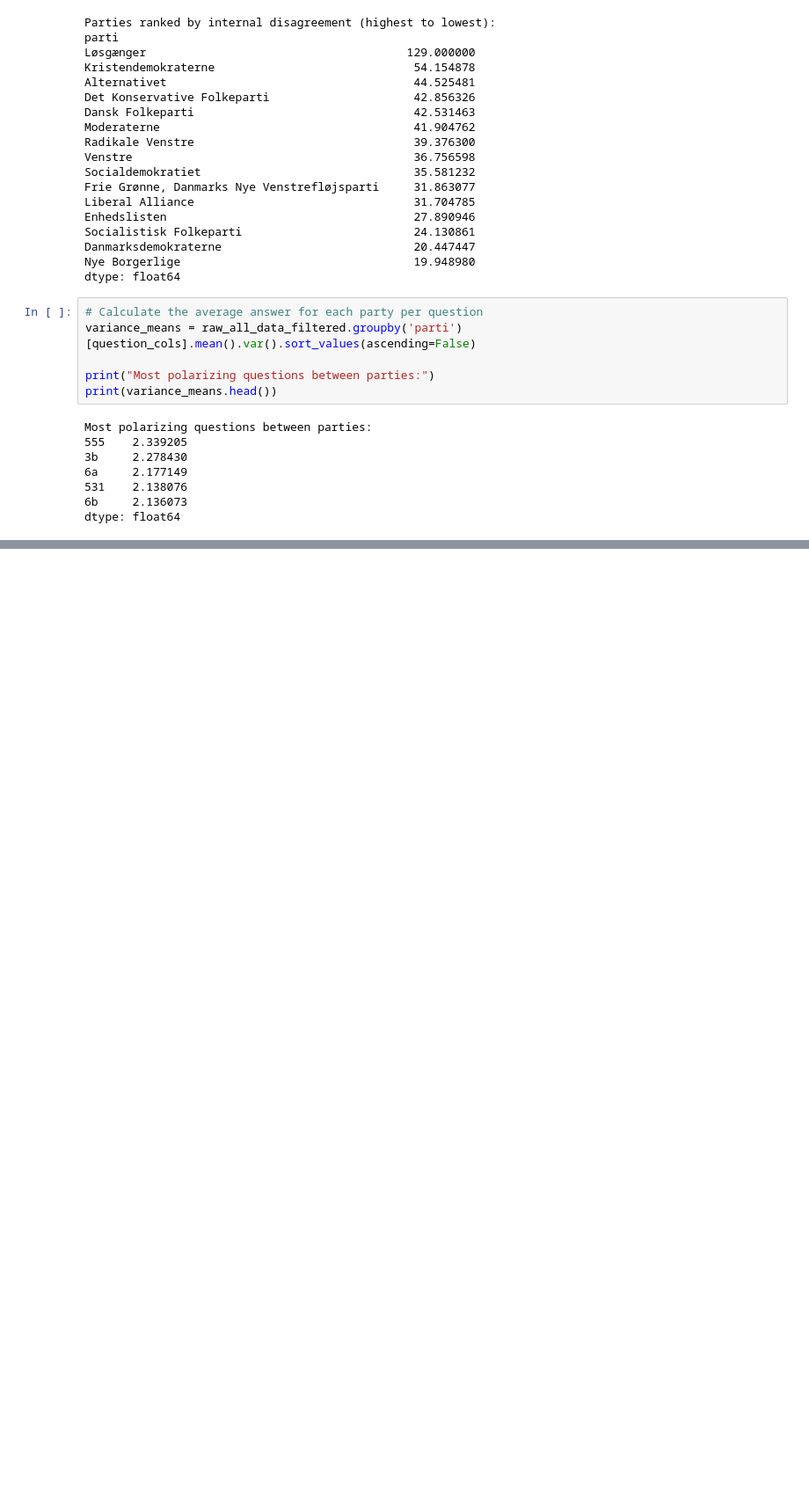
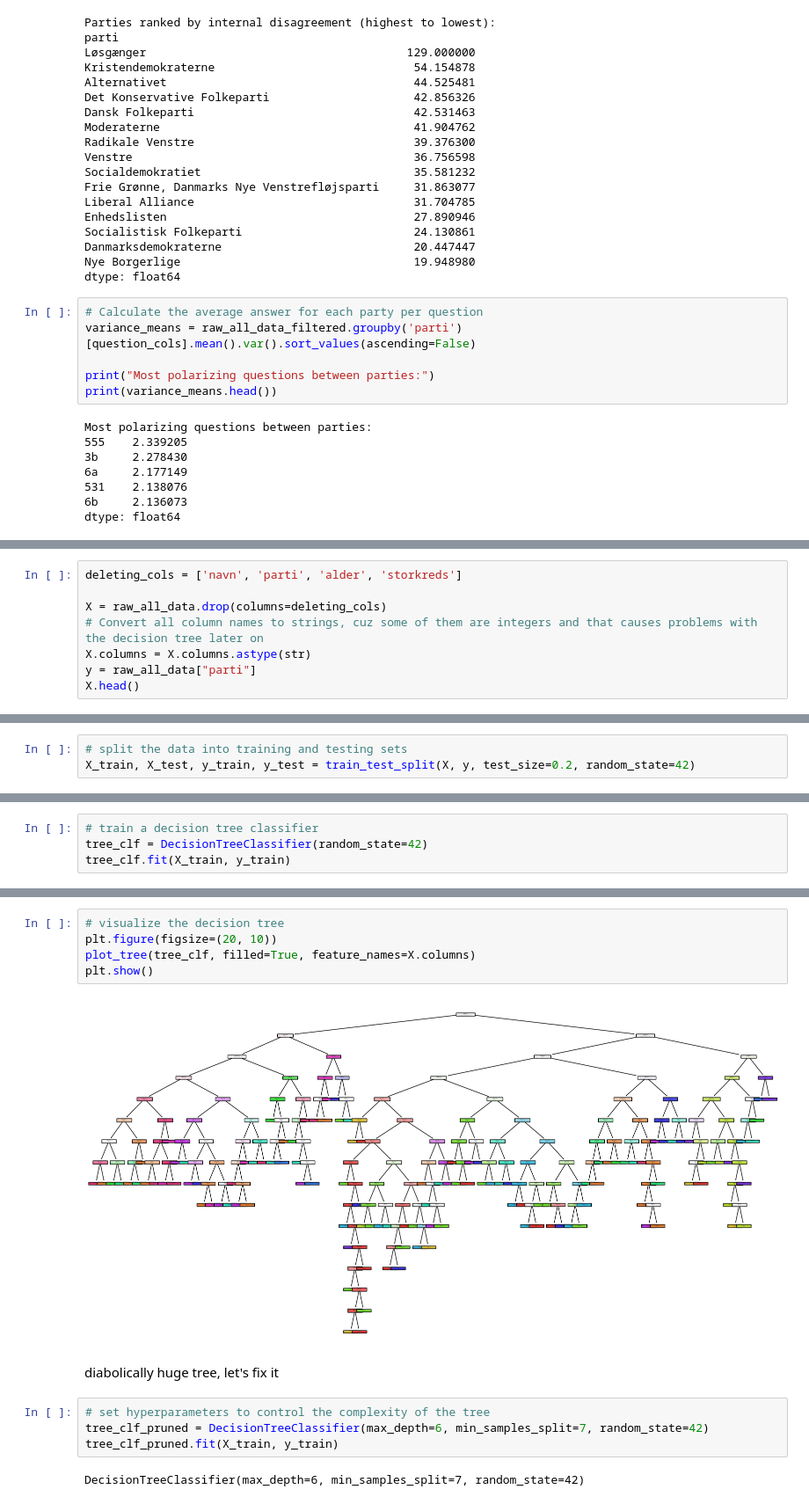
Before and after one commit to MrPAkaCannyBoiz/mal1_playground, a Jupyter notebook: assignment02/2. Candidate Test 2022 I.ipynb, the cells around one changed output, grey strips where cells are left out. Shown at 88% size. Saved outputs shown, nothing was run; the diff lists cells and outputs as text; blank space fills up the shorter version.

```diff
--- a/assignment02/2. Candidate Test 2022 I.ipynb
+++ b/assignment02/2. Candidate Test 2022 I.ipynb
@@ -261,0 +271,8 @@ dtype: float64
+# %%
+deleting_cols = ['navn', 'parti', 'alder', 'storkreds']
+
+X = raw_all_data.drop(columns=deleting_cols)
+# Convert all column names to strings, cuz some of them are integers and that causes problems with the decision tree later on
+X.columns = X.columns.astype(str)
+y = raw_all_data["parti"]
+X.head()
@@ -261,0 +300,3 @@ dtype: float64
+# %%
+# split the data into training and testing sets
+X_train, X_test, y_train, y_test = train_test_split(X, y, test_size=0.2, random_state=42)
@@ -261,0 +305,4 @@ dtype: float64
+# %%
+# train a decision tree classifier
+tree_clf = DecisionTreeClassifier(random_state=42)
+tree_clf.fit(X_train, y_train)
@@ -261,0 +322,15 @@ dtype: float64
+# %%
+# visualize the decision tree
+plt.figure(figsize=(20, 10))
+plot_tree(tree_clf, filled=True, feature_names=X.columns)
+plt.show()
+# %% [output]
+[figure, added]
+# %% [markdown]
+diabolically huge tree, let's fix it
+# %%
+# set hyperparameters to control the complexity of the tree
+tree_clf_pruned = DecisionTreeClassifier(max_depth=6, min_samples_split=7, random_state=42)
+tree_clf_pruned.fit(X_train, y_train)
+# %% [output]
+DecisionTreeClassifier(max_depth=6, min_samples_split=7, random_state=42)
```
Also changed, not shown: parts of 23 cells of this notebook.
